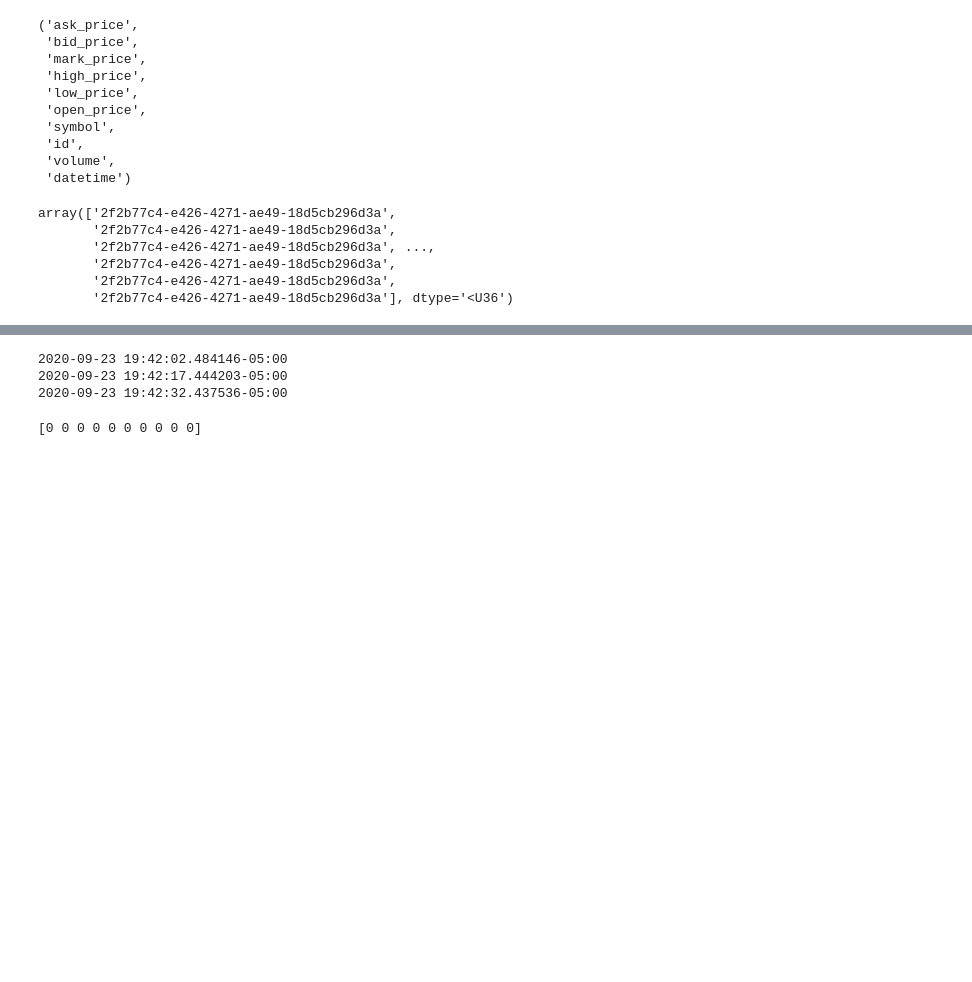
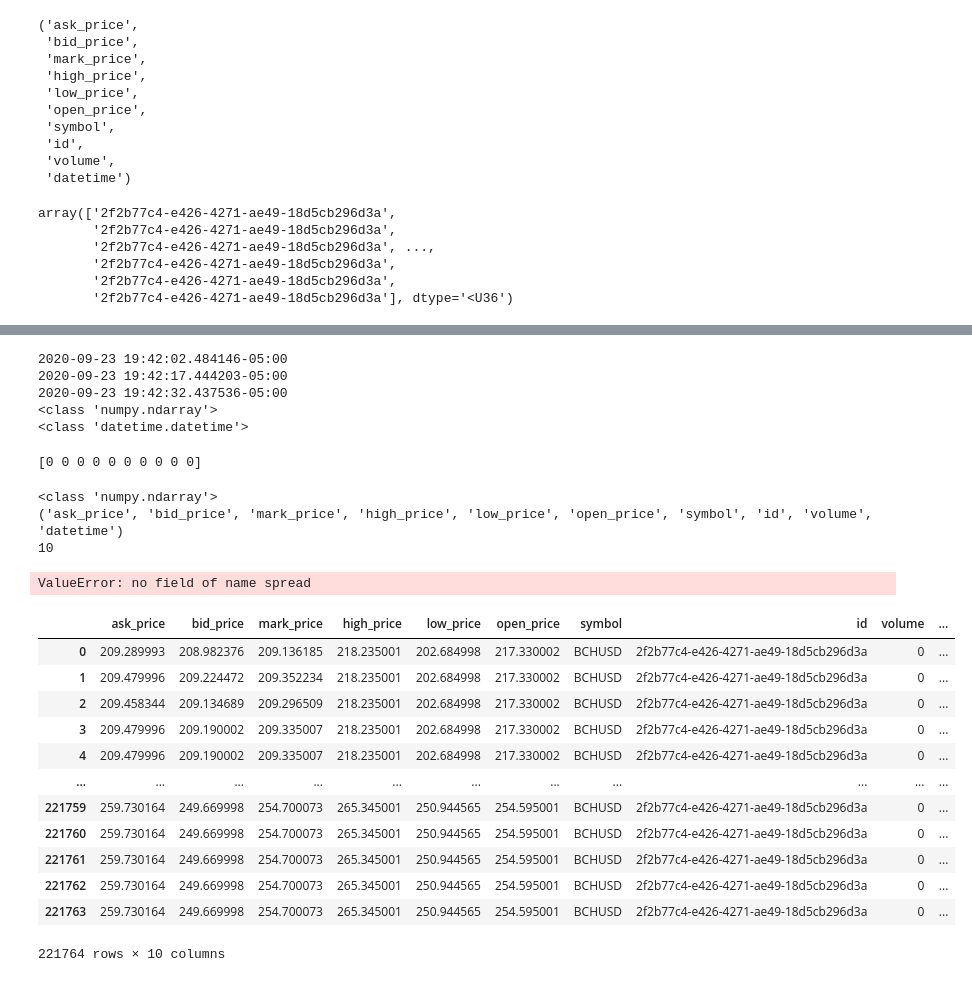
Before and after one commit to evan-a-west/cryptotrading, a Jupyter notebook: InitialAnalysis.ipynb, the cells around one changed output, grey strips where cells are left out. Drawn from its saved outputs; the diff is of its cells as text; code cells hidden in the pictures; blank space fills up the shorter version.

Commit message:
Data processing Juptyer Notebook

```diff
--- a/InitialAnalysis.ipynb
+++ b/InitialAnalysis.ipynb
@@ -47,10 +45,8 @@ datetime.datetime(2021, 3, 12, 18, 10, 59, 23935)
 startDate = parse('2020-9-23')
 
 # Define the date on the final file. Usually yesterday's date, which is the most recent complete file (i.e. where complete = not getting updated)
-endDate = datetime.today() - timedelta(days=1)
-# endDay = endDate.day
-# endMonth = endDate.month
-# endYear = endDate.year
+# endDate = datetime.today() - timedelta(days=1)
+endDate = parse('2020-11-12')
 
 # Folder where all files are stored
 folder = "Data"
@@ -60,6 +56,11 @@ fileExtension = ".csv"
 
 # Data types of columns to read from the folder
 dataTypes = ['f', 'f', 'f', 'f', 'f', 'f', 'U6', 'U36', 'i', 'U36']
+
+# Define all coins
+# coins = ["BCH", "BSV", "BTC", "BTG", "DASH", "DOGE", "ETC", "ETH", "LSK", "LTC", "NEO", "OMG", "QTUM", "XLM", "XMR",
+#          "XRP", "ZEC"]
+coins = ["BCH"]
 
 # Read and append all data file files
 empty = []
@@ -87,6 +88,7 @@ for coin in coins:
         pathname = folder + "/" + coin + "/" + coin + "_" + \
             day + "_" + month + "_" + year + fileExtension
 
+        print(pathname)
         data = np.genfromtxt(pathname, dtype=dataTypes,
                              delimiter=',', names=True, usecols=np.arange(0, 10))
 
@@ -154,11 +174,48 @@ for dateString in datetimeStrings:
 print(datetimes[0])
 print(datetimes[1])
 print(datetimes[2])
+print(type(datetimes))
+print(type(datetimes[0]))
 # %% [output]
 2020-09-23 19:42:02.484146-05:00
 2020-09-23 19:42:17.444203-05:00
 2020-09-23 19:42:32.437536-05:00
+<class 'numpy.ndarray'>
+<class 'datetime.datetime'>
 # %%
 print(volume[0:10])
 # %% [output]
 [0 0 0 0 0 0 0 0 0 0]
+# %%
+tempData2 = DataDictionary[coin]
+print(type(tempData2))
+print(tempData2.dtype.names)
+print(len(tempData2.dtype.names))
+
+tempData2["spread"] = tempData2['ask_price'] - tempData2['bid_price']
+# %% [output]
+<class 'numpy.ndarray'>
+('ask_price', 'bid_price', 'mark_price', 'high_price', 'low_price', 'open_price', 'symbol', 'id', 'volume', 'datetime')
+10
+ValueError: no field of name spread
+# %%
+type(DataDictionary["BCH"])
+coinData = DataDictionary["BCH"]
+# %%
+pd_data = pd.DataFrame(data=coinData, columns=coinData.dtype.names)
+# %%
+pd_data
+# %% [output]
+|  | ask_price | bid_price | mark_price | high_price | low_price | open_price | symbol | id | volume | ... |
+| 0 | 209.289993 | 208.982376 | 209.136185 | 218.235001 | 202.684998 | 217.330002 | BCHUSD | 2f2b77c4-e426-4271-ae49-18d5cb296d3a | 0 | ... |
+| 1 | 209.479996 | 209.224472 | 209.352234 | 218.235001 | 202.684998 | 217.330002 | BCHUSD | 2f2b77c4-e426-4271-ae49-18d5cb296d3a | 0 | ... |
+| 2 | 209.458344 | 209.134689 | 209.296509 | 218.235001 | 202.684998 | 217.330002 | BCHUSD | 2f2b77c4-e426-4271-ae49-18d5cb296d3a | 0 | ... |
+| 3 | 209.479996 | 209.190002 | 209.335007 | 218.235001 | 202.684998 | 217.330002 | BCHUSD | 2f2b77c4-e426-4271-ae49-18d5cb296d3a | 0 | ... |
+| 4 | 209.479996 | 209.190002 | 209.335007 | 218.235001 | 202.684998 | 217.330002 | BCHUSD | 2f2b77c4-e426-4271-ae49-18d5cb296d3a | 0 | ... |
+| ... | ... | ... | ... | ... | ... | ... | ... | ... | ... | ... |
+| 221759 | 259.730164 | 249.669998 | 254.700073 | 265.345001 | 250.944565 | 254.595001 | BCHUSD | 2f2b77c4-e426-4271-ae49-18d5cb296d3a | 0 | ... |
+| 221760 | 259.730164 | 249.669998 | 254.700073 | 265.345001 | 250.944565 | 254.595001 | BCHUSD | 2f2b77c4-e426-4271-ae49-18d5cb296d3a | 0 | ... |
+| 221761 | 259.730164 | 249.669998 | 254.700073 | 265.345001 | 250.944565 | 254.595001 | BCHUSD | 2f2b77c4-e426-4271-ae49-18d5cb296d3a | 0 | ... |
+| 221762 | 259.730164 | 249.669998 | 254.700073 | 265.345001 | 250.944565 | 254.595001 | BCHUSD | 2f2b77c4-e426-4271-ae49-18d5cb296d3a | 0 | ... |
+| 221763 | 259.730164 | 249.669998 | 254.700073 | 265.345001 | 250.944565 | 254.595001 | BCHUSD | 2f2b77c4-e426-4271-ae49-18d5cb296d3a | 0 | ... |
+221764 rows × 10 columns
```
Also changed, not shown: parts of 23 cells of this notebook.
